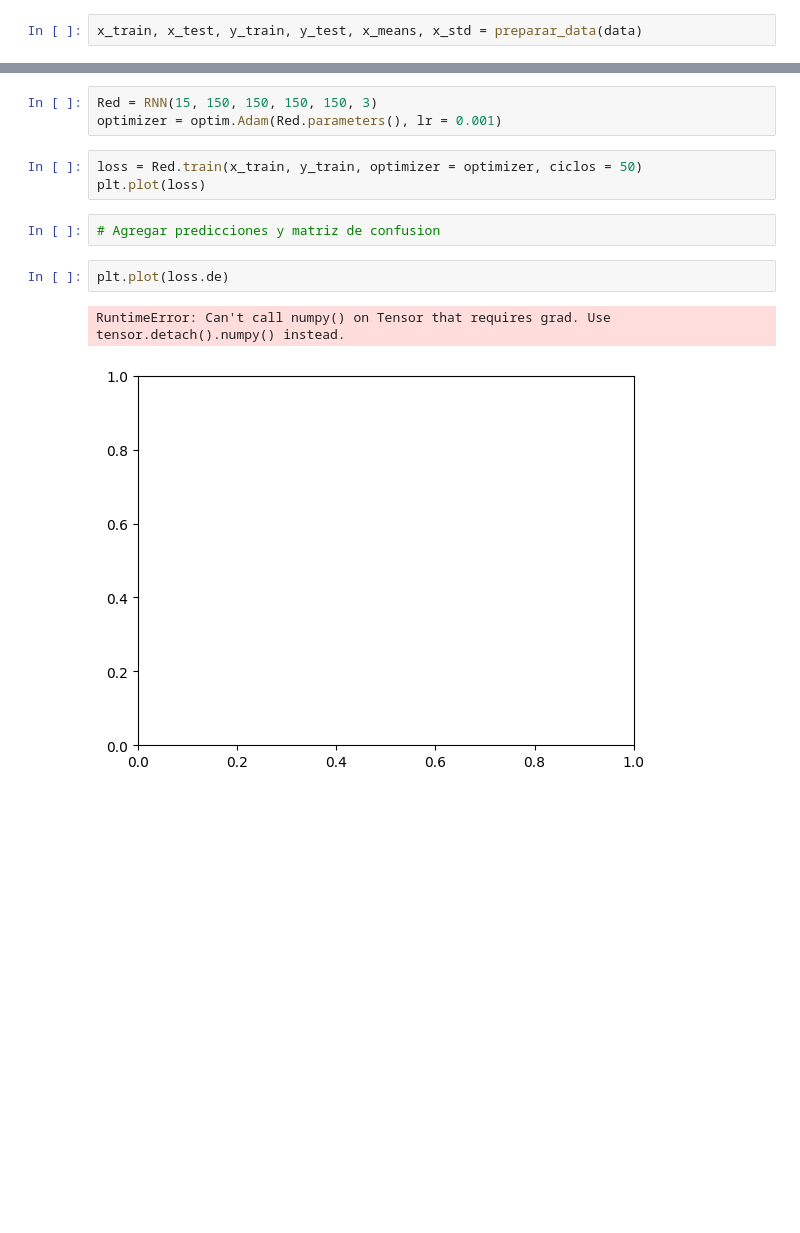
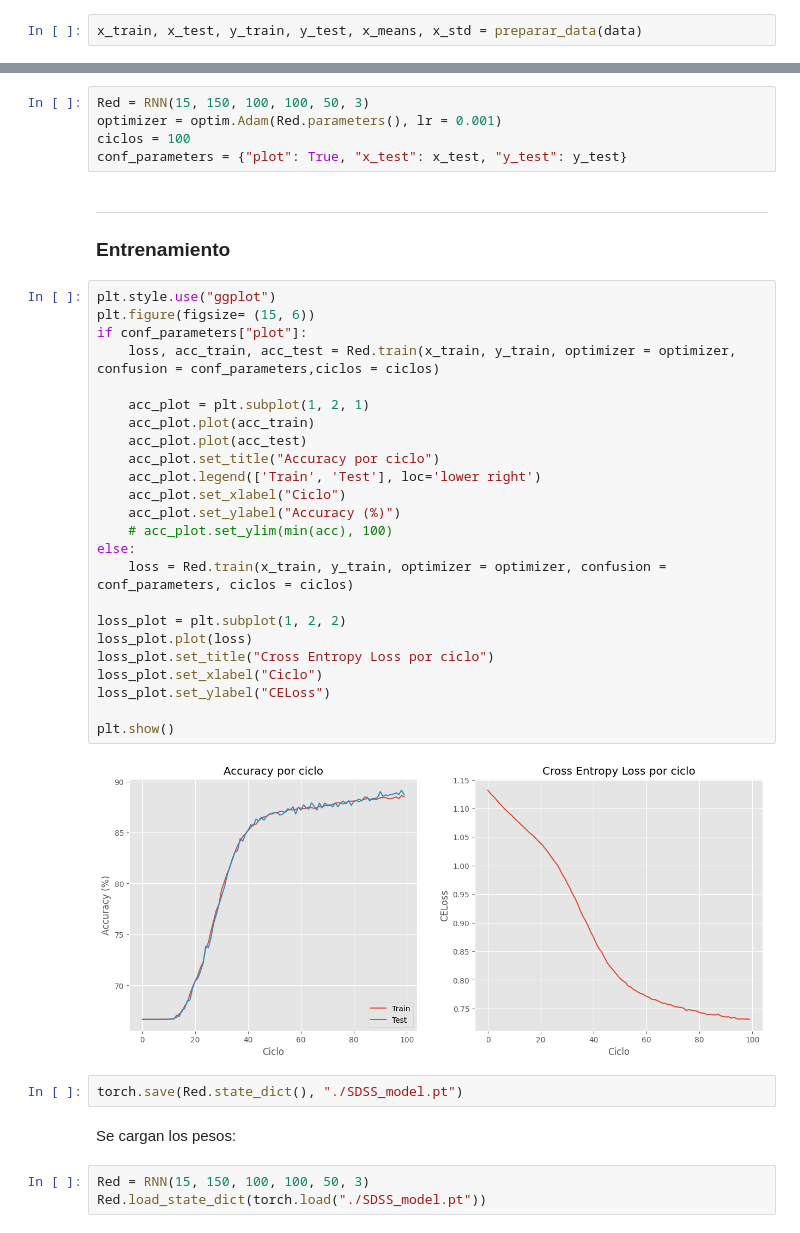
Before and after one commit to rudrigo-sant/SDSS_RedesNeuronales, a Jupyter notebook: SDSS_notebook.ipynb, the cells around one changed output, grey strips where cells are left out. Saved outputs shown, nothing was run; the diff lists cells and outputs as text; blank space fills up the shorter version.

```diff
--- a/SDSS_notebook.ipynb
+++ b/SDSS_notebook.ipynb
@@ -126,13 +194,41 @@ class RNN(nn.Module):
 # %%
-Red = RNN(15, 150, 150, 150, 150, 3)
+Red = RNN(15, 150, 100, 100, 50, 3)
 optimizer = optim.Adam(Red.parameters(), lr = 0.001)
+ciclos = 100
+conf_parameters = {"plot": True, "x_test": x_test, "y_test": y_test}
-# %%
-loss = Red.train(x_train, y_train, optimizer = optimizer, ciclos = 50)
-plt.plot(loss)
-# %%
-# Agregar predicciones y matriz de confusion
-# %%
-plt.plot(loss.de)
-# %% [output]
-RuntimeError: Can't call numpy() on Tensor that requires grad. Use tensor.detach().numpy() instead.
-[figure, removed]
+# %% [markdown]
+---
+### Entrenamiento
+# %%
+plt.style.use("ggplot")
+plt.figure(figsize= (15, 6))
+if conf_parameters["plot"]:
+    loss, acc_train, acc_test = Red.train(x_train, y_train, optimizer = optimizer, confusion = conf_parameters,ciclos = ciclos)
+
+    acc_plot = plt.subplot(1, 2, 1)
+    acc_plot.plot(acc_train)
+    acc_plot.plot(acc_test)
+    acc_plot.set_title("Accuracy por ciclo")
+    acc_plot.legend(['Train', 'Test'], loc='lower right')
+    acc_plot.set_xlabel("Ciclo")
+    acc_plot.set_ylabel("Accuracy (%)")
+    # acc_plot.set_ylim(min(acc), 100)
+else:
+    loss = Red.train(x_train, y_train, optimizer = optimizer, confusion = conf_parameters, ciclos = ciclos)
+
+loss_plot = plt.subplot(1, 2, 2)
+loss_plot.plot(loss)
+loss_plot.set_title("Cross Entropy Loss por ciclo")
+loss_plot.set_xlabel("Ciclo")
+loss_plot.set_ylabel("CELoss")
+
+plt.show()
+# %% [output]
+[figure, added]
+# %%
+torch.save(Red.state_dict(), "./SDSS_model.pt")
+# %% [markdown]
+Se cargan los pesos:
+# %%
+Red = RNN(15, 150, 100, 100, 50, 3)
+Red.load_state_dict(torch.load("./SDSS_model.pt"))
```
Also changed, not shown: parts of 17 cells of this notebook, 1 other file.
